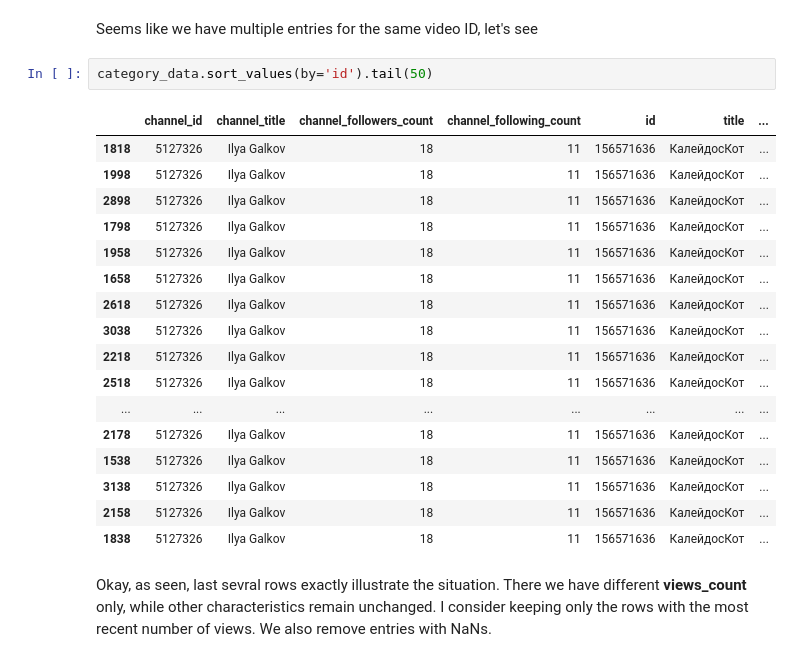
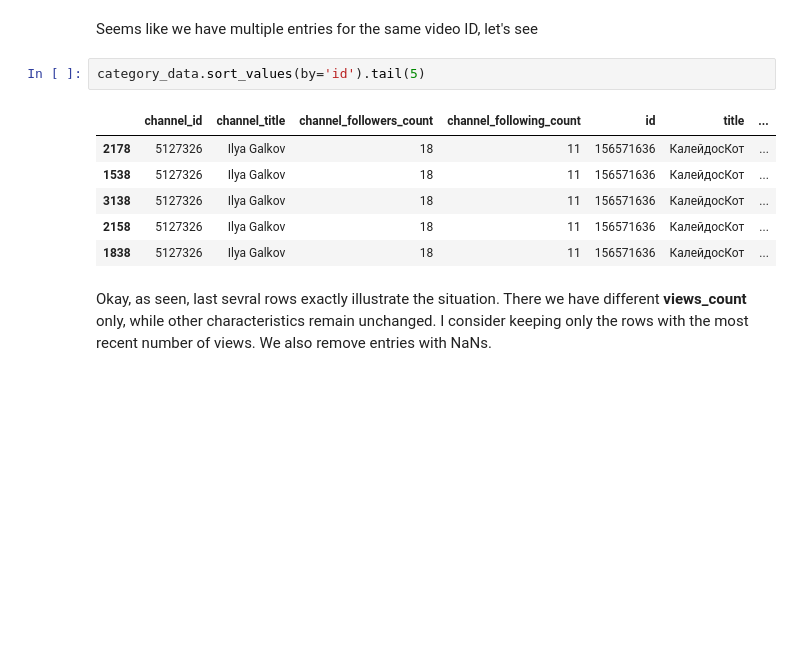
Before and after one commit to apalladin/coub_recommender, a Jupyter notebook: recommender_coub_final.ipynb, the cells around one changed output. Saved outputs shown, nothing was run; the diff lists cells and outputs as text; blank space fills up the shorter version.

```diff
--- a/recommender_coub_final.ipynb
+++ b/recommender_coub_final.ipynb
@@ -395,20 +365,9 @@ category_data.id.unique().shape
 # %% [markdown]
 Seems like we have multiple entries for the same video ID, let's see
 # %%
-category_data.sort_values(by='id').tail(50)
+category_data.sort_values(by='id').tail(5)
 # %% [output]
 |  | channel_id | channel_title | channel_followers_count | channel_following_count | id | title | ... |
-| 1818 | 5127326 | Ilya Galkov | 18 | 11 | 156571636 | КалейдосКот | ... |
-| 1998 | 5127326 | Ilya Galkov | 18 | 11 | 156571636 | КалейдосКот | ... |
-| 2898 | 5127326 | Ilya Galkov | 18 | 11 | 156571636 | КалейдосКот | ... |
-| 1798 | 5127326 | Ilya Galkov | 18 | 11 | 156571636 | КалейдосКот | ... |
-| 1958 | 5127326 | Ilya Galkov | 18 | 11 | 156571636 | КалейдосКот | ... |
-| 1658 | 5127326 | Ilya Galkov | 18 | 11 | 156571636 | КалейдосКот | ... |
-| 2618 | 5127326 | Ilya Galkov | 18 | 11 | 156571636 | КалейдосКот | ... |
-| 3038 | 5127326 | Ilya Galkov | 18 | 11 | 156571636 | КалейдосКот | ... |
-| 2218 | 5127326 | Ilya Galkov | 18 | 11 | 156571636 | КалейдосКот | ... |
-| 2518 | 5127326 | Ilya Galkov | 18 | 11 | 156571636 | КалейдосКот | ... |
-| ... | ... | ... | ... | ... | ... | ... | ... |
 | 2178 | 5127326 | Ilya Galkov | 18 | 11 | 156571636 | КалейдосКот | ... |
 | 1538 | 5127326 | Ilya Galkov | 18 | 11 | 156571636 | КалейдосКот | ... |
 | 3138 | 5127326 | Ilya Galkov | 18 | 11 | 156571636 | КалейдосКот | ... |
```
Also changed, not shown: parts of 21 cells of this notebook.
